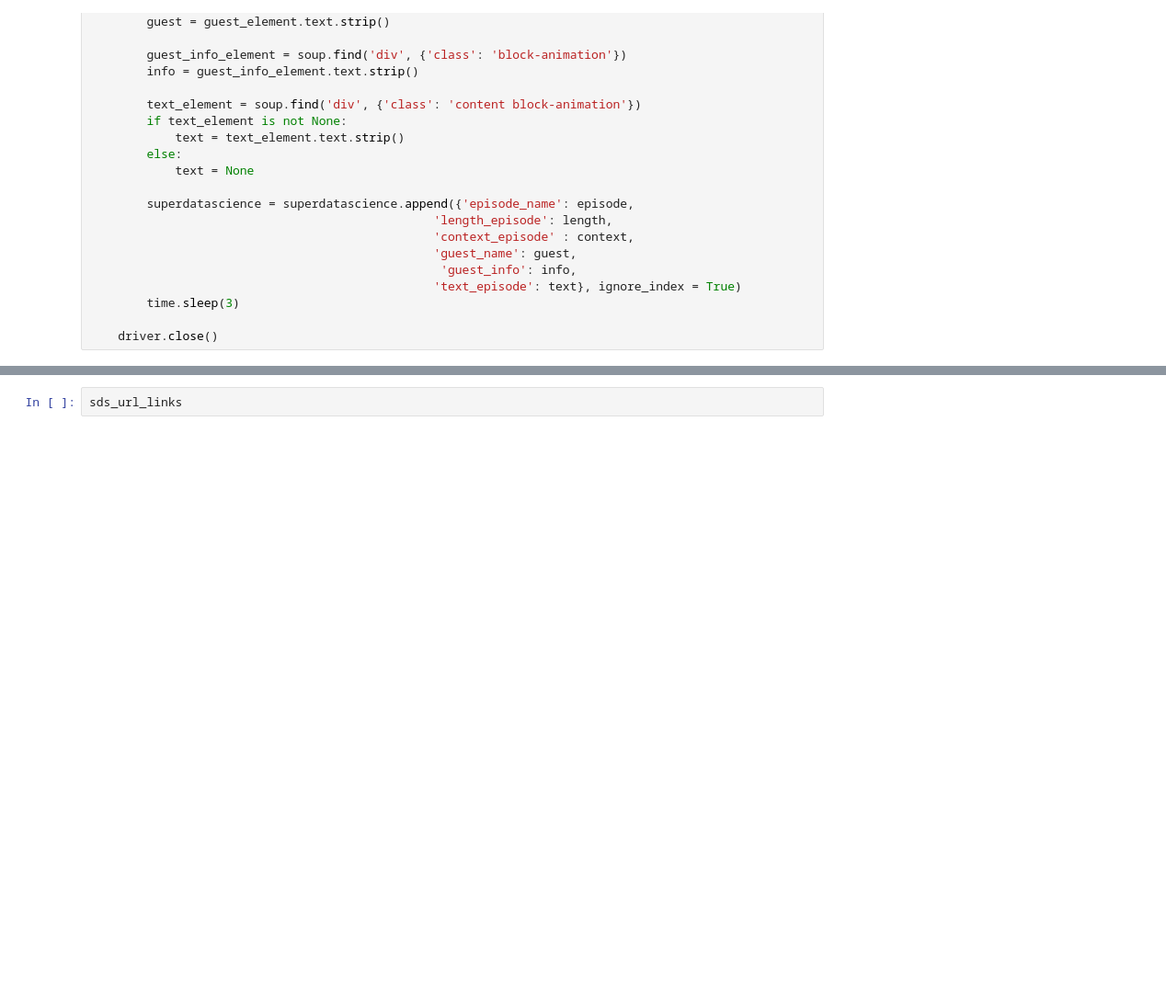
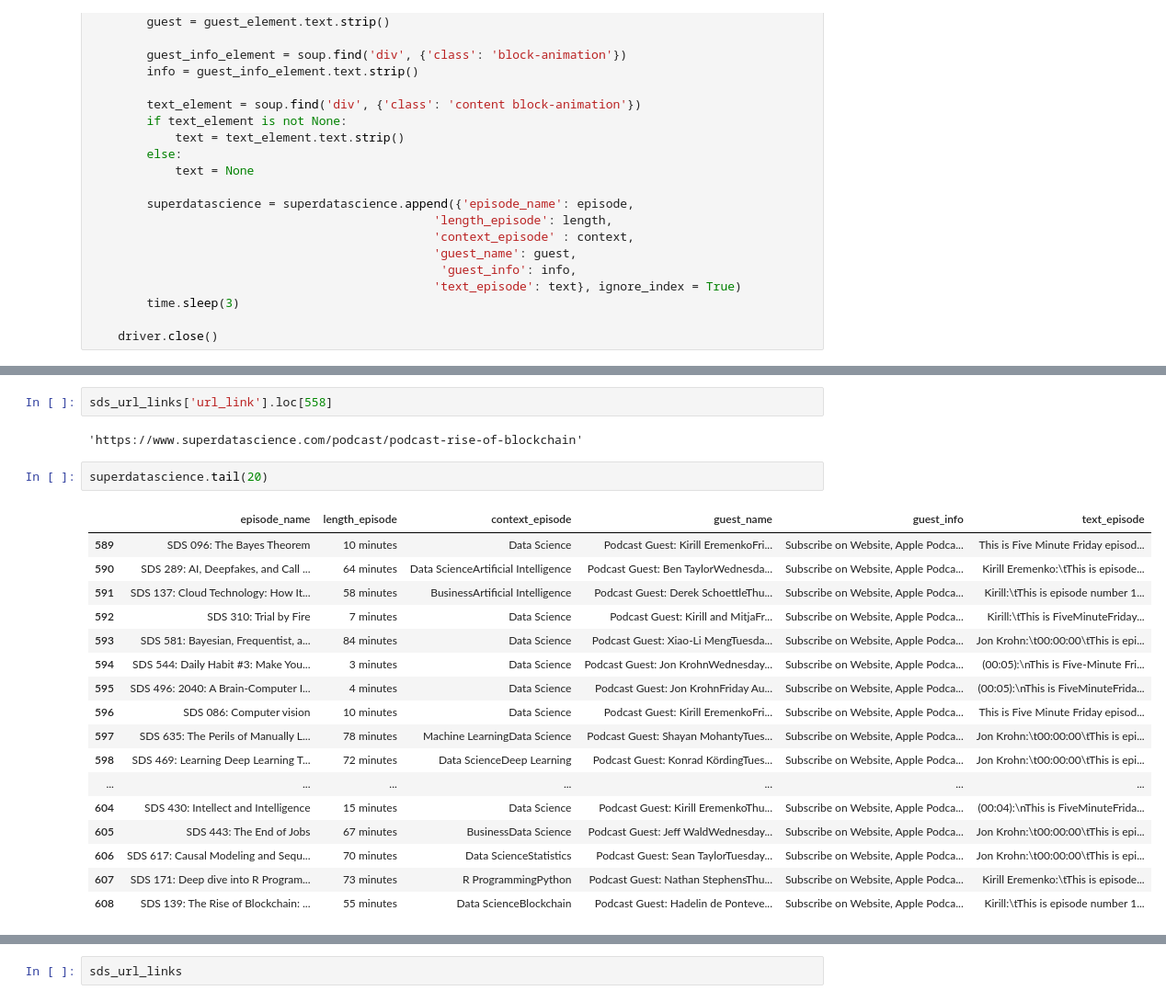
Before and after one commit to ashamaheshwari/SDS_podcast_analysis, a Jupyter notebook: notebooks/SDS_Web_Scraper.ipynb, the cells around one changed output, grey strips where cells are left out. Shown at 92% size. Drawn from its saved outputs; the diff is of its cells as text; blank space fills up the shorter version.

```diff
--- a/notebooks/SDS_Web_Scraper.ipynb
+++ b/notebooks/SDS_Web_Scraper.ipynb
@@ -96,0 +111,24 @@ superdatascience
+# %%
+sds_url_links['url_link'].loc[558]
+# %% [output]
+'https://www.superdatascience.com/podcast/podcast-rise-of-blockchain'
+# %%
+superdatascience.tail(20)
+# %% [output]
+|  | episode_name | length_episode | context_episode | guest_name | guest_info | text_episode |
+| 589 | SDS 096: The Bayes Theorem | 10 minutes | Data Science | Podcast Guest: Kirill EremenkoFri... | Subscribe on Website, Apple Podca... | This is Five Minute Friday episod... |
+| 590 | SDS 289: AI, Deepfakes, and Call ... | 64 minutes | Data ScienceArtificial Intelligence | Podcast Guest: Ben TaylorWednesda... | Subscribe on Website, Apple Podca... | Kirill Eremenko:\tThis is episode... |
+| 591 | SDS 137: Cloud Technology: How It... | 58 minutes | BusinessArtificial Intelligence | Podcast Guest: Derek SchoettleThu... | Subscribe on Website, Apple Podca... | Kirill:\tThis is episode number 1... |
+| 592 | SDS 310: Trial by Fire | 7 minutes | Data Science | Podcast Guest: Kirill and MitjaFr... | Subscribe on Website, Apple Podca... | Kirill:\tThis is FiveMinuteFriday... |
+| 593 | SDS 581: Bayesian, Frequentist, a... | 84 minutes | Data Science | Podcast Guest: Xiao-Li MengTuesda... | Subscribe on Website, Apple Podca... | Jon Krohn:\t00:00:00\tThis is epi... |
+| 594 | SDS 544: Daily Habit #3: Make You... | 3 minutes | Data Science | Podcast Guest: Jon KrohnWednesday... | Subscribe on Website, Apple Podca... | (00:05):\nThis is Five-Minute Fri... |
+| 595 | SDS 496: 2040: A Brain-Computer I... | 4 minutes | Data Science | Podcast Guest: Jon KrohnFriday Au... | Subscribe on Website, Apple Podca... | (00:05):\nThis is FiveMinuteFrida... |
+| 596 | SDS 086: Computer vision | 10 minutes | Data Science | Podcast Guest: Kirill EremenkoFri... | Subscribe on Website, Apple Podca... | This is Five Minute Friday episod... |
+| 597 | SDS 635: The Perils of Manually L... | 78 minutes | Machine LearningData Science | Podcast Guest: Shayan MohantyTues... | Subscribe on Website, Apple Podca... | Jon Krohn:\t00:00:00\tThis is epi... |
+| 598 | SDS 469: Learning Deep Learning T... | 72 minutes | Data ScienceDeep Learning | Podcast Guest: Konrad KördingTues... | Subscribe on Website, Apple Podca... | Jon Krohn:\t00:00:00\tThis is epi... |
+| ... | ... | ... | ... | ... | ... | ... |
+| 604 | SDS 430: Intellect and Intelligence | 15 minutes | Data Science | Podcast Guest: Kirill EremenkoThu... | Subscribe on Website, Apple Podca... | (00:04):\nThis is FiveMinuteFrida... |
+| 605 | SDS 443: The End of Jobs | 67 minutes | BusinessData Science | Podcast Guest: Jeff WaldWednesday... | Subscribe on Website, Apple Podca... | Jon Krohn:\t00:00:00\tThis is epi... |
+| 606 | SDS 617: Causal Modeling and Sequ... | 70 minutes | Data ScienceStatistics | Podcast Guest: Sean TaylorTuesday... | Subscribe on Website, Apple Podca... | Jon Krohn:\t00:00:00\tThis is epi... |
+| 607 | SDS 171: Deep dive into R Program... | 73 minutes | R ProgrammingPython | Podcast Guest: Nathan StephensThu... | Subscribe on Website, Apple Podca... | Kirill Eremenko:\tThis is episode... |
+| 608 | SDS 139: The Rise of Blockchain: ... | 55 minutes | Data ScienceBlockchain | Podcast Guest: Hadelin de Ponteve... | Subscribe on Website, Apple Podca... | Kirill:\tThis is episode number 1... |
```
Also changed, not shown: parts of 10 cells of this notebook.
